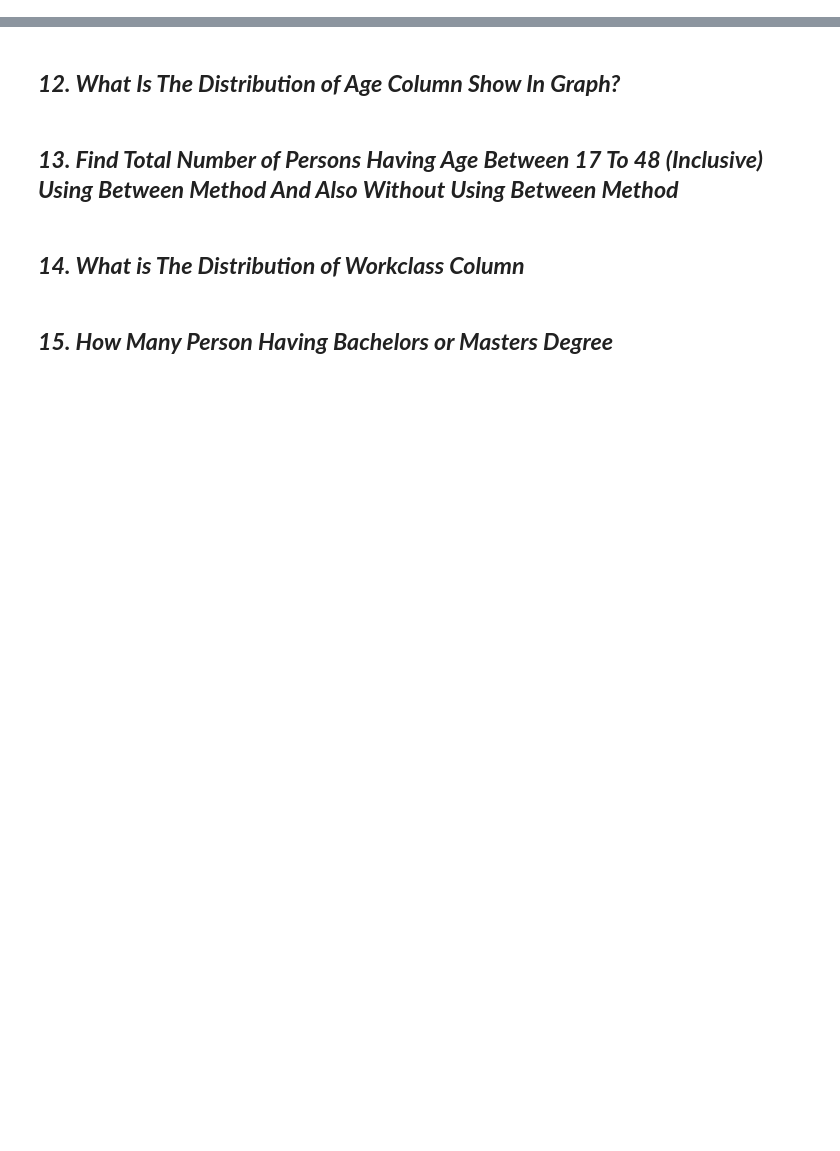
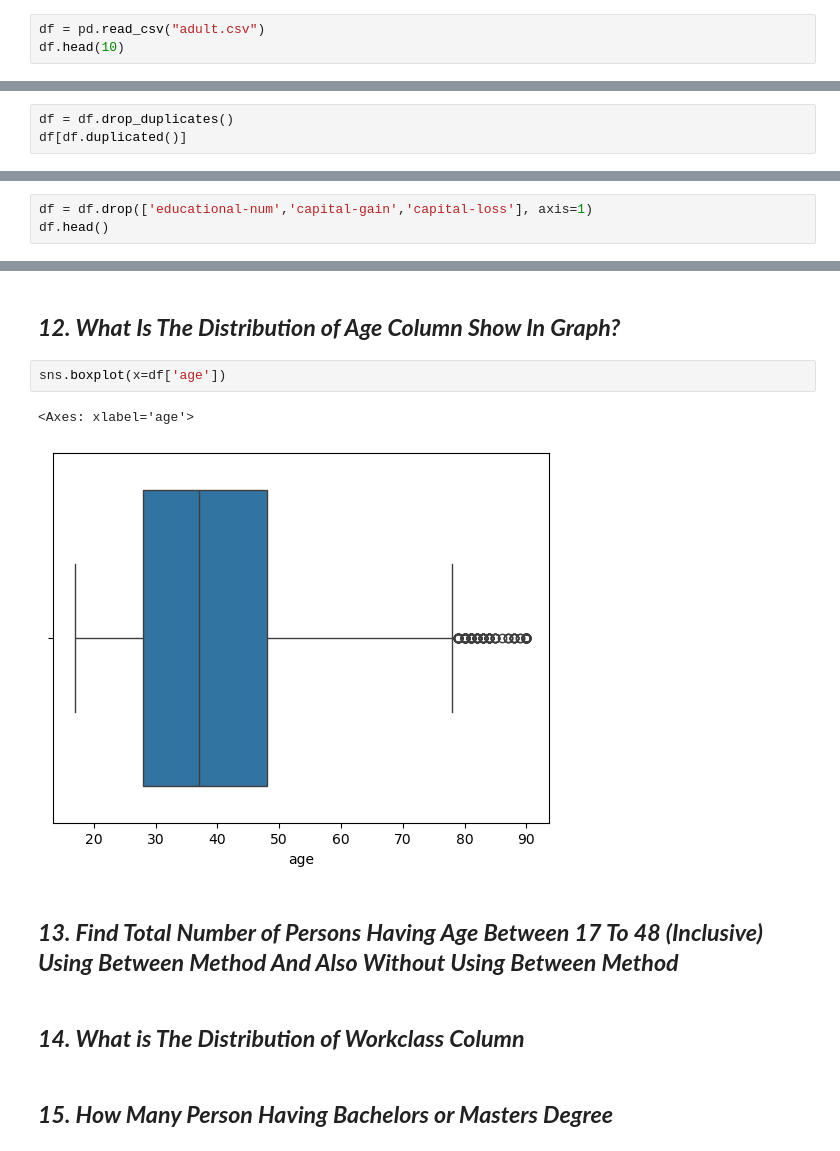
Before and after one commit to UmerFaizyab/visualization, a Jupyter notebook: Assignment 10.ipynb, the cells around one changed output, grey strips where cells are left out. Cells and saved outputs as stored; diff of their text form; blank space fills up the shorter version.

```diff
--- a/Assignment 10.ipynb
+++ b/Assignment 10.ipynb
@@ -1,2 +6,5 @@
 # %% [markdown]
 ## ***1.Display Top 10 Rows of The Dataset***
+# %%
+df = pd.read_csv("adult.csv")
+df.head(10)
@@ -18,0 +171,3 @@
+# %%
+df = df.drop_duplicates()
+df[df.duplicated()]
@@ -22,0 +201,3 @@
+# %%
+df = df.drop(['educational-num','capital-gain','capital-loss'], axis=1)
+df.head()
@@ -23,5 +211,10 @@
 # %% [markdown]
 ## ***12. What Is The Distribution of Age Column Show In Graph?***
+# %%
+sns.boxplot(x=df['age'])
+# %% [output]
+<Axes: xlabel='age'>
+[figure, added]
 # %% [markdown]
 ## ***13. Find Total Number of Persons Having Age Between 17 To 48 (Inclusive) Using Between Method And Also Without Using Between Method***
 # %% [markdown]
```
Also changed, not shown: parts of 18 cells of this notebook.
